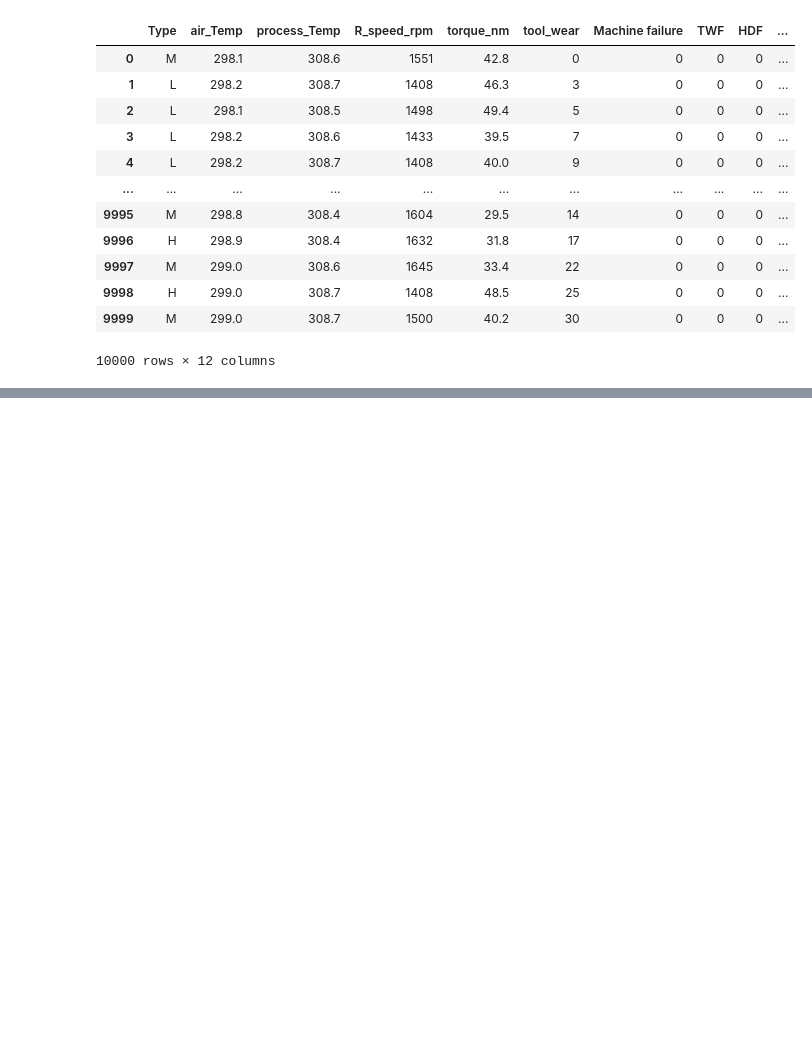
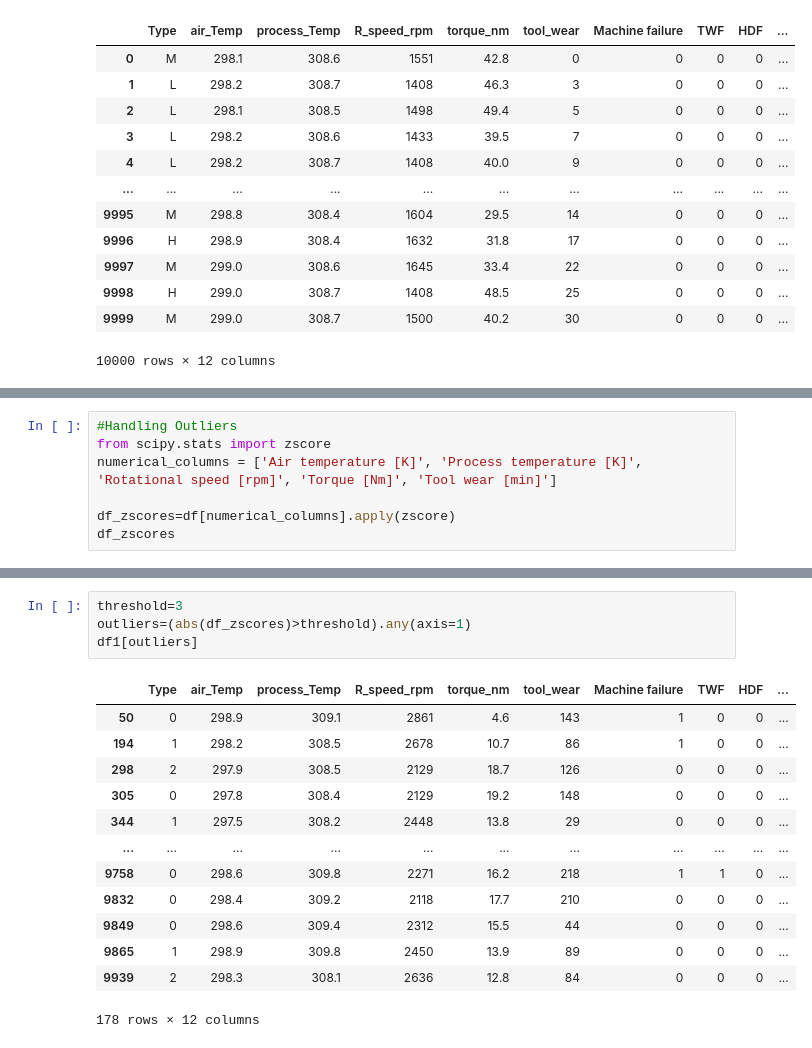
Before and after one commit to venkateshblks/Predictive-Maintenance-Classification, a Jupyter notebook: predictive_maintenance.ipynb, the cells around one changed output, grey strips where cells are left out. Drawn from its saved outputs; the diff is of its cells as text; blank space fills up the shorter version.

```diff
--- a/predictive_maintenance.ipynb
+++ b/predictive_maintenance.ipynb
@@ -220,0 +210,7 @@ dump(model1, open('Model.sav', 'wb'))
+# %%
+#Handling Outliers
+from scipy.stats import zscore
+numerical_columns = ['Air temperature [K]', 'Process temperature [K]', 'Rotational speed [rpm]', 'Torque [Nm]', 'Tool wear [min]']
+
+df_zscores=df[numerical_columns].apply(zscore)
+df_zscores
@@ -220,0 +231,18 @@ dump(model1, open('Model.sav', 'wb'))
+# %%
+threshold=3
+outliers=(abs(df_zscores)>threshold).any(axis=1)
+df1[outliers]
+# %% [output]
+|  | Type | air_Temp | process_Temp | R_speed_rpm | torque_nm | tool_wear | Machine failure | TWF | HDF | ... |
+| 50 | 0 | 298.9 | 309.1 | 2861 | 4.6 | 143 | 1 | 0 | 0 | ... |
+| 194 | 1 | 298.2 | 308.5 | 2678 | 10.7 | 86 | 1 | 0 | 0 | ... |
+| 298 | 2 | 297.9 | 308.5 | 2129 | 18.7 | 126 | 0 | 0 | 0 | ... |
+| 305 | 0 | 297.8 | 308.4 | 2129 | 19.2 | 148 | 0 | 0 | 0 | ... |
+| 344 | 1 | 297.5 | 308.2 | 2448 | 13.8 | 29 | 0 | 0 | 0 | ... |
+| ... | ... | ... | ... | ... | ... | ... | ... | ... | ... | ... |
+| 9758 | 0 | 298.6 | 309.8 | 2271 | 16.2 | 218 | 1 | 1 | 0 | ... |
+| 9832 | 0 | 298.4 | 309.2 | 2118 | 17.7 | 210 | 0 | 0 | 0 | ... |
+| 9849 | 0 | 298.6 | 309.4 | 2312 | 15.5 | 44 | 0 | 0 | 0 | ... |
+| 9865 | 1 | 298.9 | 309.8 | 2450 | 13.9 | 89 | 0 | 0 | 0 | ... |
+| 9939 | 2 | 298.3 | 308.1 | 2636 | 12.8 | 84 | 0 | 0 | 0 | ... |
+178 rows × 12 columns
```
Also changed, not shown: parts of 76 cells of this notebook.
